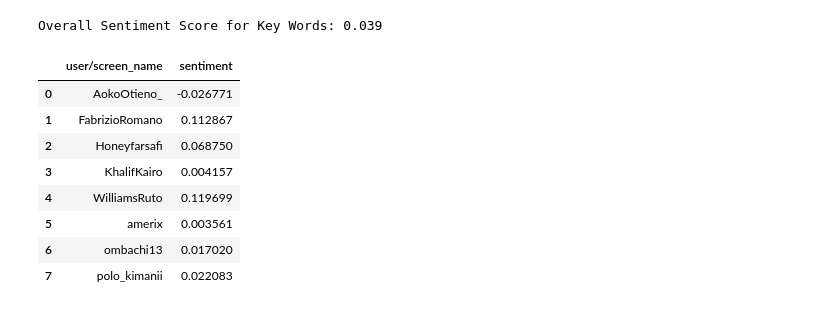
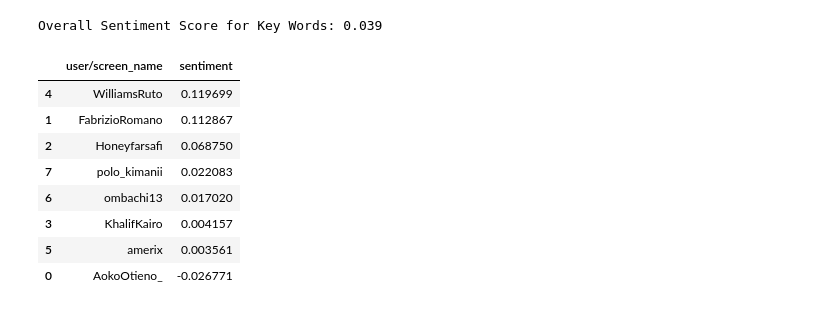
Before and after one commit to kiptoorono/sentiment-analysis, a Jupyter notebook: tweets.ipynb, the cells around one changed output. Drawn from its saved outputs; the diff is of its cells as text; code cells hidden in the pictures.

```diff
--- a/tweets.ipynb
+++ b/tweets.ipynb
@@ -1,7 +1,7 @@
 # %%
 import pandas as pd
 
-tweets=pd.read_csv(r"E:\Python\Sentiment Analysis\zote.csv")
+tweets=pd.read_csv(r"E:\Python\Sentiment Analysis\Scrapped__tweets.csv")
 tweets.head()
 # %% [output]
 |  | card/binding_values/broadcast_hei... | card/binding_values/broadcast_hei... | card/binding_values/broadcast_id/... | card/binding_values/broadcast_id/... | ... |
@@ -73,8 +73,8 @@ nlp=spacy.load('en_core_web_sm')
 <h2>Tokenisation</h2>
 # %%
 #Tokenising the full_text in a new colum
-df['tokens']=df['full_text'].apply(lambda x: nltk.word_tokenize(x))
-df['tokens']
+cleaned_tweets['tokens']=cleaned_tweets['full_text'].apply(lambda x: nltk.word_tokenize(x))
+cleaned_tweets['tokens']
 # %% [output]
 2      [Hustler, Fund, 2nd, Anniversary, ,, KICC, ,, ...
 3      [I, have, had, a, fruitful, engagement, with, ...
@@ -427,19 +433,20 @@ print(f"Overall Sentiment Score for Key Words: {overall_sentiment_score:.3f}")
 # %% [output]
 Overall Sentiment Score for Key Words: 0.039
 # %%
+# Group by user/screen_name and calculate the mean sentiment for each user
+user_sentiment = cleaned_tweets.groupby('user/screen_name')['sentiment'].mean().reset_index()
 
-# Group by user/name and calculate the mean sentiment for each user
-user_sentiment = cleaned_tweets.groupby('user/screen_name')['sentiment'].mean().reset_index()
-sorted_sentiment=user_sentiment.sort_values(by='sentiment', ascending=False)
-# Display the result
-(user_sentiment)
+# Sort the user sentiment by the sentiment score in descending order
+sorted_sentiment = user_sentiment.sort_values(by='sentiment', ascending=False)
+
+sorted_sentiment
 # %% [output]
 |  | user/screen_name | sentiment |
-| 0 | AokoOtieno_ | -0.026771 |
+| 4 | WilliamsRuto | 0.119699 |
 | 1 | FabrizioRomano | 0.112867 |
 | 2 | Honeyfarsafi | 0.068750 |
+| 7 | polo_kimanii | 0.022083 |
+| 6 | ombachi13 | 0.017020 |
 | 3 | KhalifKairo | 0.004157 |
-| 4 | WilliamsRuto | 0.119699 |
 | 5 | amerix | 0.003561 |
-| 6 | ombachi13 | 0.017020 |
-| 7 | polo_kimanii | 0.022083 |
+| 0 | AokoOtieno_ | -0.026771 |
```
Also changed, not shown: parts of 2 cells of this notebook, 13 other files.
